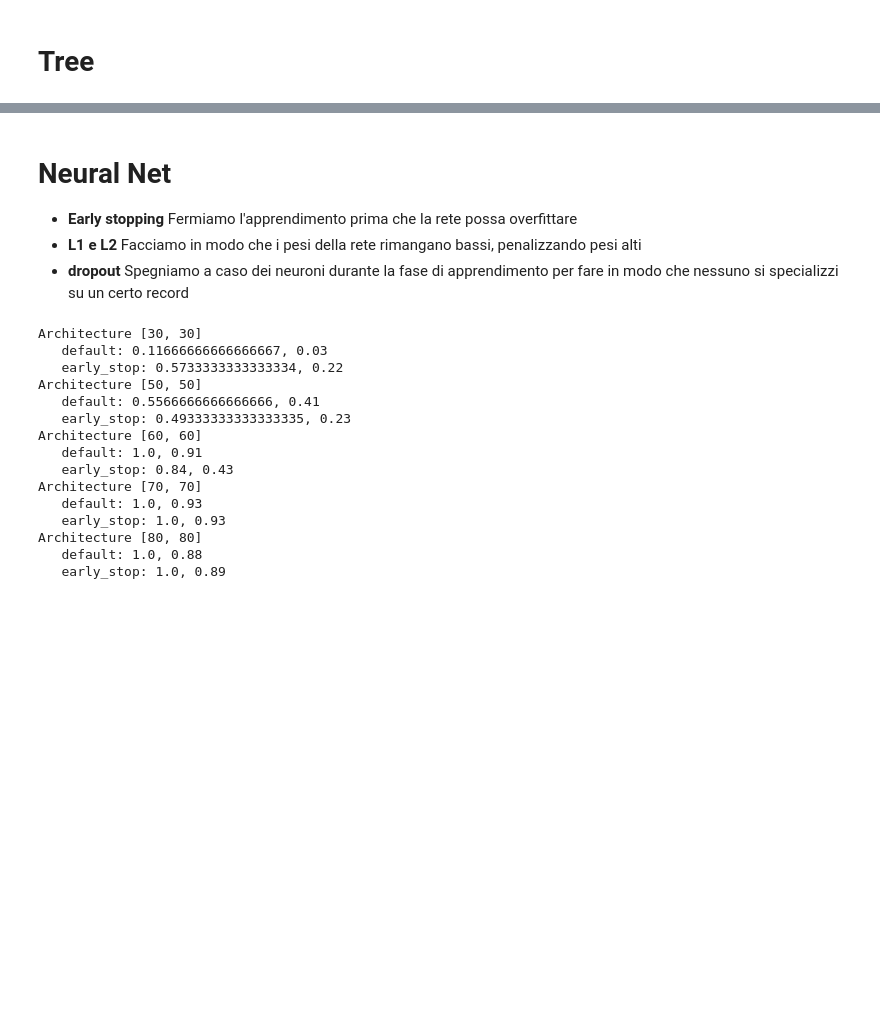
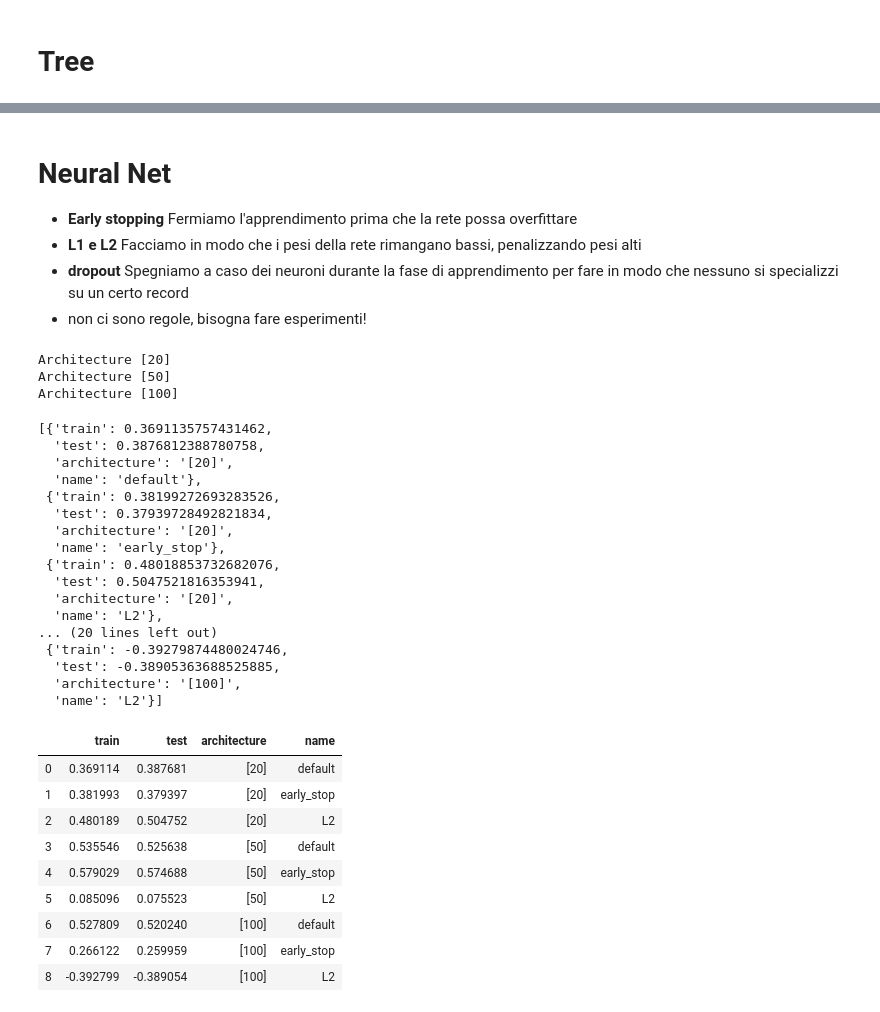
Before and after one commit to pieroit/corso_ml_python_youtube_pollo, a Jupyter notebook: prove/B01_regularization.ipynb, the cells around one changed output, grey strips where cells are left out. Saved outputs shown, nothing was run; the diff lists cells and outputs as text; code cells hidden in the pictures; blank space fills up the shorter version.

```diff
--- a/prove/B01_regularization.ipynb
+++ b/prove/B01_regularization.ipynb
@@ -80,36 +119,63 @@ acc_train, acc_test
 - **L1 e L2**
     Facciamo in modo che i pesi della rete rimangano bassi, penalizzando pesi alti
 -  **dropout** Spegniamo a caso dei neuroni durante la fase di apprendimento per fare in modo che nessuno si specializzi su un certo record
+- non ci sono regole, bisogna fare esperimenti!
 # %%
-architecture = [20]
+results = []
 
-for architecture in [ [30, 30], [50,50], [60, 60], [70, 70], [80,80]  ]:
+for architecture in [ [20], [50], [100] ]:
+
+    print(f'Architecture {architecture}')
+
     models = {
-        'default'    : MLPClassifier(hidden_layer_sizes=architecture, max_iter=10000),
-        'early_stop' : MLPClassifier(hidden_layer_sizes=architecture, max_iter=1000),
-        #'L2'         : MLPRegressor(hidden_layer_sizes=[100, 100], alpha=0.03),
-        #'dropout'    : NON C'E' in SCIKIT
+        'default'    : MLPRegressor(hidden_layer_sizes=architecture, max_iter=10000),
+        'early_stop' : MLPRegressor(hidden_layer_sizes=architecture, max_iter=1000),
+        'L2'         : MLPRegressor(hidden_layer_sizes=architecture, alpha=0.03),
     }
 
-    print(f'Architecture {architecture}')
     for name, net in models.items():
         net.fit(X_train, y_train)
-        acc_train = net.score(X_train, y_train)
-        acc_test  = net.score(X_test, y_test)
-        print(f'   {name}: {acc_train}, {acc_test}')
+
+        results.append({
+            'train': net.score(X_train, y_train),
+            'test' : net.score(X_test, y_test),
+            'architecture': str(architecture),
+            'name' : name
+        })
+
+results
 # %% [output]
-Architecture [30, 30]
-   default: 0.11666666666666667, 0.03
-   early_stop: 0.5733333333333334, 0.22
-Architecture [50, 50]
-   default: 0.5566666666666666, 0.41
-   early_stop: 0.49333333333333335, 0.23
-Architecture [60, 60]
-   default: 1.0, 0.91
-   early_stop: 0.84, 0.43
-Architecture [70, 70]
-   default: 1.0, 0.93
-   early_stop: 1.0, 0.93
-Architecture [80, 80]
-   default: 1.0, 0.88
-   early_stop: 1.0, 0.89
+Architecture [20]
+Architecture [50]
+Architecture [100]
+[{'train': 0.3691135757431462,
+  'test': 0.3876812388780758,
+  'architecture': '[20]',
+  'name': 'default'},
+ {'train': 0.38199272693283526,
+  'test': 0.37939728492821834,
+  'architecture': '[20]',
+  'name': 'early_stop'},
+ {'train': 0.48018853732682076,
+  'test': 0.5047521816353941,
+  'architecture': '[20]',
+  'name': 'L2'},
+... (20 lines left out)
+ {'train': -0.39279874480024746,
+  'test': -0.38905363688525885,
+  'architecture': '[100]',
+  'name': 'L2'}]
+# %%
+df = pd.DataFrame(results)
+df
+# %% [output]
+|  | train | test | architecture | name |
+| 0 | 0.369114 | 0.387681 | [20] | default |
+| 1 | 0.381993 | 0.379397 | [20] | early_stop |
+| 2 | 0.480189 | 0.504752 | [20] | L2 |
+| 3 | 0.535546 | 0.525638 | [50] | default |
+| 4 | 0.579029 | 0.574688 | [50] | early_stop |
+| 5 | 0.085096 | 0.075523 | [50] | L2 |
+| 6 | 0.527809 | 0.520240 | [100] | default |
+| 7 | 0.266122 | 0.259959 | [100] | early_stop |
+| 8 | -0.392799 | -0.389054 | [100] | L2 |
```
Also changed, not shown: parts of 12 cells of this notebook.
